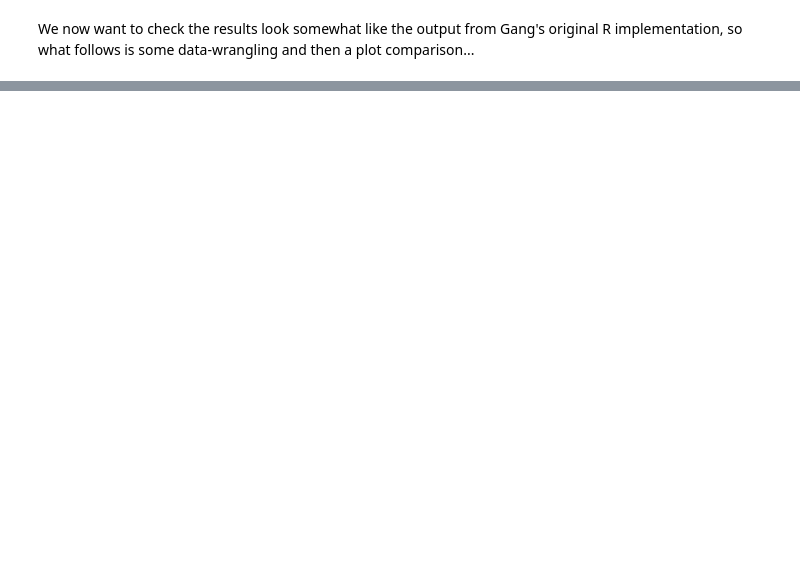
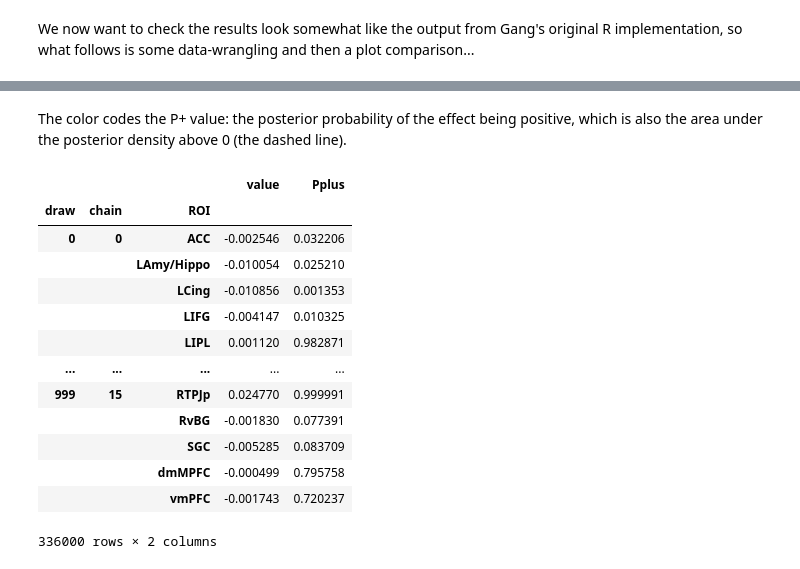
Before and after one commit to crnolan/pyrba, a Jupyter notebook: running-an-rba-model-w-PyMC.ipynb, the cells around one changed output, grey strips where cells are left out. Saved outputs shown, nothing was run; the diff lists cells and outputs as text; code cells hidden in the pictures; blank space fills up the shorter version.

```diff
--- a/running-an-rba-model-w-PyMC.ipynb
+++ b/running-an-rba-model-w-PyMC.ipynb
@@ -179,0 +180,22 @@ for i, (label, ax, mean) in enumerate(zip(roi_means.index, axes, roi_means)):
+# %% [markdown]
+The color codes the P+ value: the posterior probability of the effect being positive, which is also the area under the posterior density above 0 (the dashed line).
+# %%
+pos = lambda col : (col[col > 0].sum())/sum(abs(col))
+roi_df = rois.to_frame()
+roi_df['Pplus'] = roi_df.groupby(['ROI']).transform(pos)
+roi_df
+# %% [output]
+|  |  |  | value | Pplus |
+| draw | chain | ROI |  |  |
+| 0 | 0 | ACC | -0.002546 | 0.032206 |
+|  |  | LAmy/Hippo | -0.010054 | 0.025210 |
+|  |  | LCing | -0.010856 | 0.001353 |
+|  |  | LIFG | -0.004147 | 0.010325 |
+|  |  | LIPL | 0.001120 | 0.982871 |
+| ... | ... | ... | ... | ... |
+| 999 | 15 | RTPJp | 0.024770 | 0.999991 |
+|  |  | RvBG | -0.001830 | 0.077391 |
+|  |  | SGC | -0.005285 | 0.083709 |
+|  |  | dmMPFC | -0.000499 | 0.795758 |
+|  |  | vmPFC | -0.001743 | 0.720237 |
+336000 rows × 2 columns
```
Also changed, not shown: parts of 6 cells of this notebook, 2 other files.
